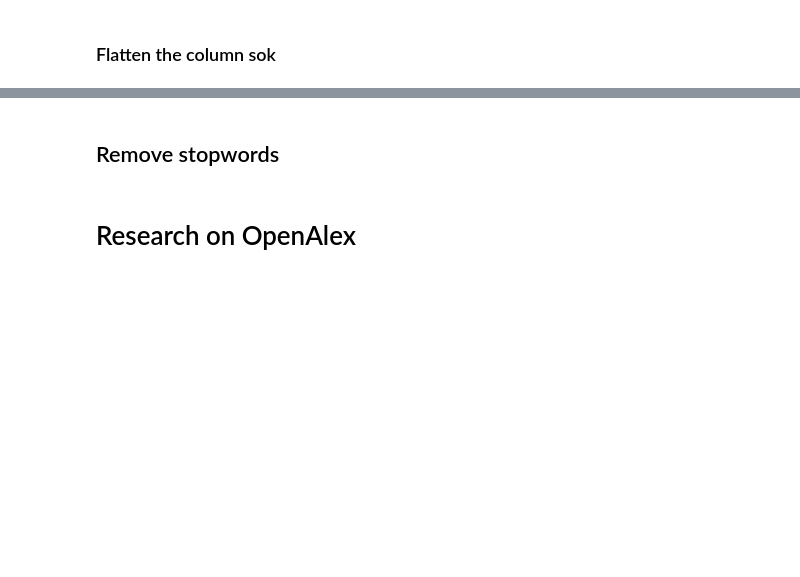
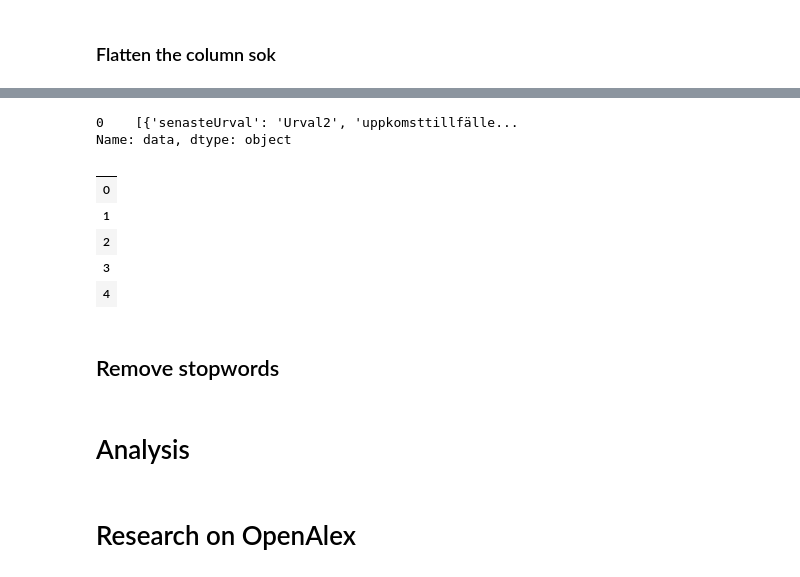
Before and after one commit to Lovisaj01/Open-Data-Project, a Jupyter notebook: preprocessing.ipynb, the cells around one changed output, grey strips where cells are left out. Saved outputs shown, nothing was run; the diff lists cells and outputs as text; code cells hidden in the pictures; blank space fills up the shorter version.

```diff
--- a/preprocessing.ipynb
+++ b/preprocessing.ipynb
@@ -139,0 +171,3 @@ antagning_df.head(20)
+# %%
+# drop the column 'sok' which is duplicated
+antagning_df = antagning_df.drop(['sok'], axis=1)
@@ -140,4 +204,20 @@ antagning_df.head(20)
+# %%
+sok['data'].head(10)
+# %% [output]
+0    [{'senasteUrval': 'Urval2', 'uppkomsttillfälle...
+Name: data, dtype: object
+# %%
+antagning_df.head(10)
+# %% [output]
+|  |
+| 0 |
+| 1 |
+| 2 |
+| 3 |
+| 4 |
 # %% [markdown]
 ## Remove stopwords
 # %%
 #"Civilingenjör", "i", "Högskoleingenjör", "Masterprogram", "fortsättningskurs", "Tillämpad", "för", "Kandidatarbete", "Masterarbete", "och", "av", "fallstudie", "med", "inriktning", "mot"
+# %% [markdown]
+# Analysis
```
Also changed, not shown: parts of 8 cells of this notebook.
